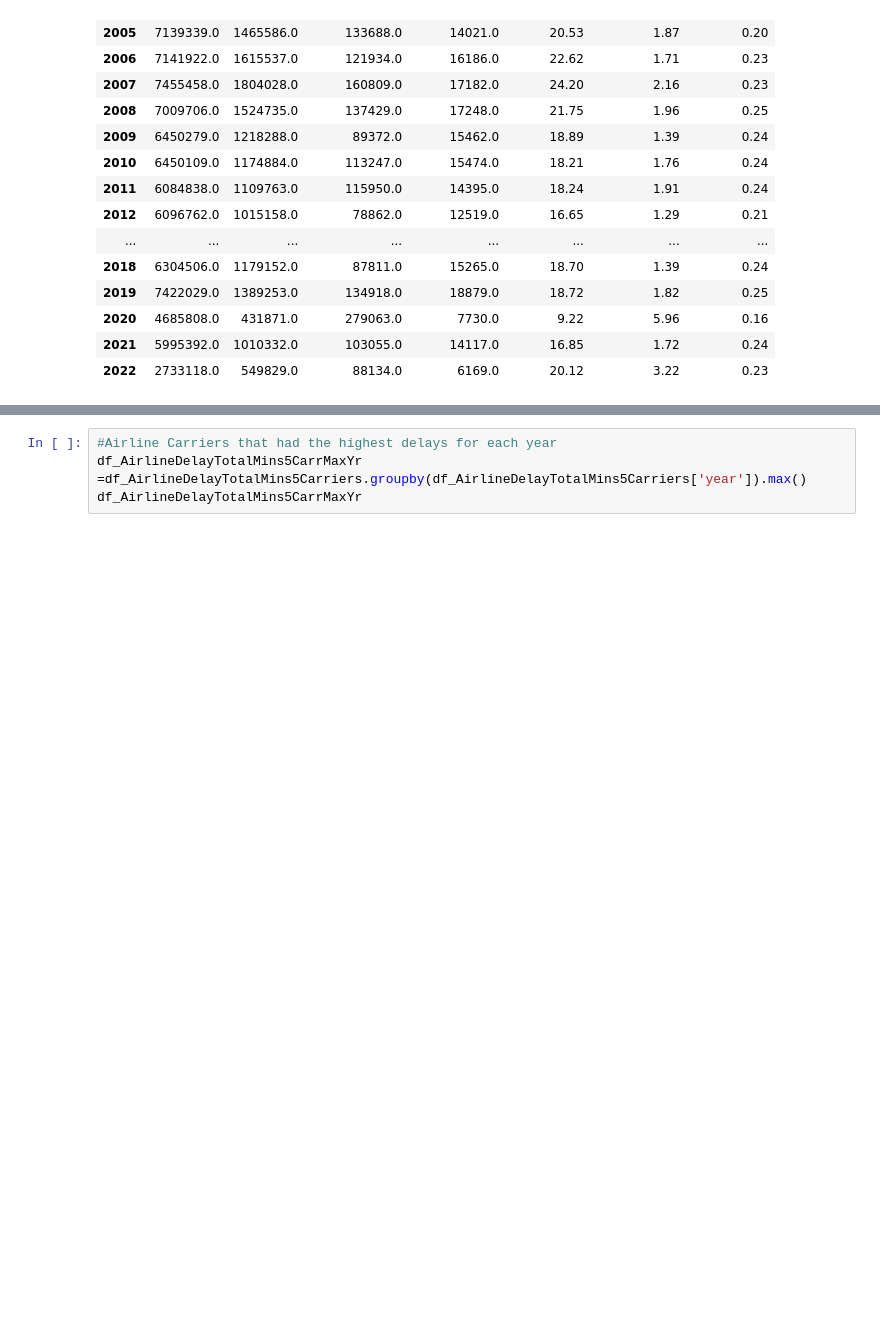
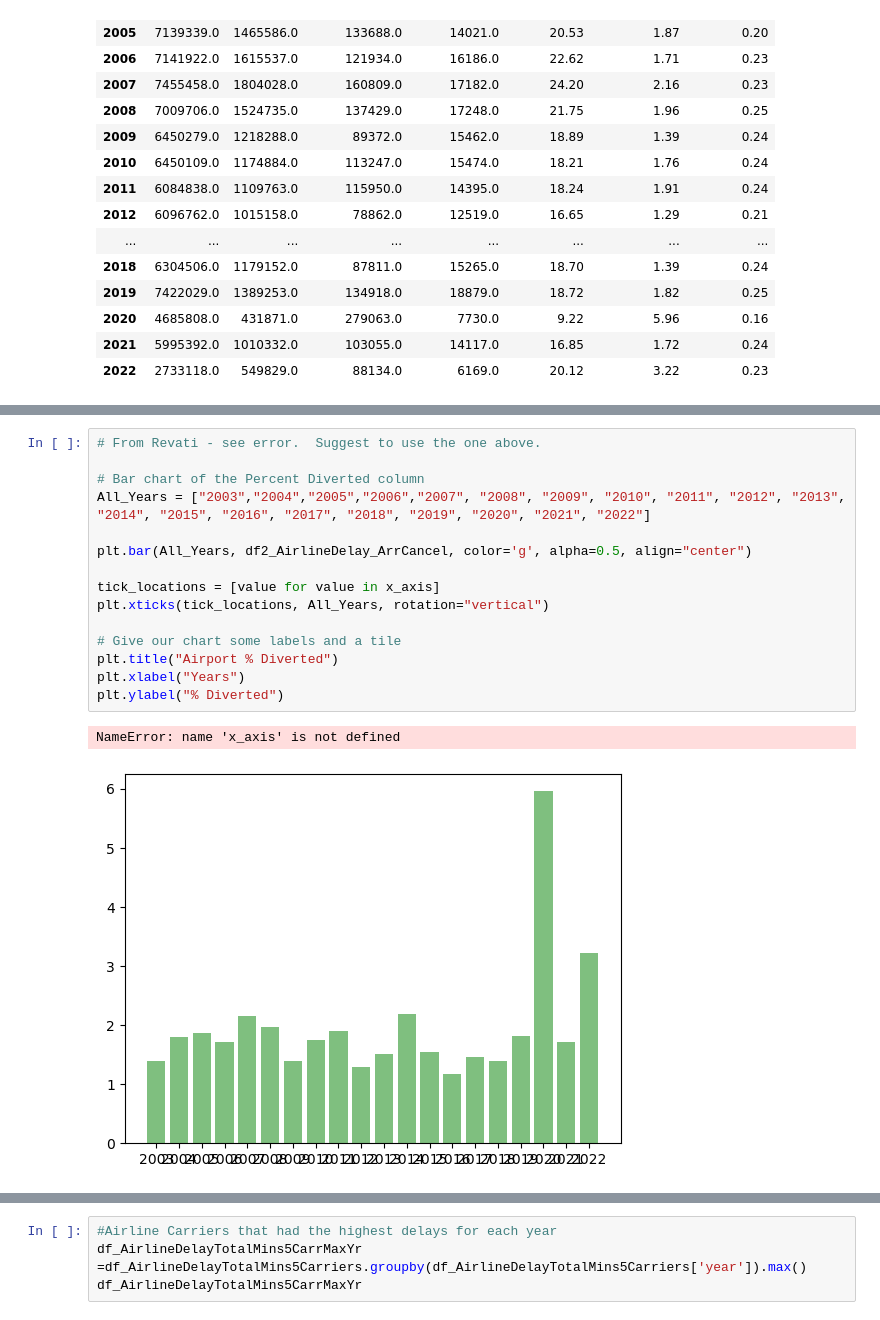
Before and after one commit to Tawn-Scotton/Team_3_Project_1, a Jupyter notebook: ProjectAirlineDelay.ipynb, the cells around one changed output, grey strips where cells are left out. Saved outputs shown, nothing was run; the diff lists cells and outputs as text; blank space fills up the shorter version.

```diff
--- a/ProjectAirlineDelay.ipynb
+++ b/ProjectAirlineDelay.ipynb
@@ -152,3 +192,21 @@ plt.show()
+# %%
+# From Revati - see error.  Suggest to use the one above.
+
+# Bar chart of the Percent Diverted column
+All_Years = ["2003","2004","2005","2006","2007", "2008", "2009", "2010", "2011", "2012", "2013", "2014", "2015", "2016", "2017", "2018", "2019", "2020", "2021", "2022"]
+
+plt.bar(All_Years, df2_AirlineDelay_ArrCancel, color='g', alpha=0.5, align="center")
+
+tick_locations = [value for value in x_axis]
+plt.xticks(tick_locations, All_Years, rotation="vertical")
+
+# Give our chart some labels and a tile
+plt.title("Airport % Diverted")
+plt.xlabel("Years")
+plt.ylabel("% Diverted")
+# %% [output]
+NameError: name 'x_axis' is not defined
+[figure, added]
 # %%
 ##Total # of Delayed/Cancelled/Diverted Flights for all years for all carriers
 print(f"---------------------Summary of Delayed, Cancelled and Diverted Arriving Flights in US (2018 to 2022)-----------")
```
Also changed, not shown: parts of 18 cells of this notebook.
